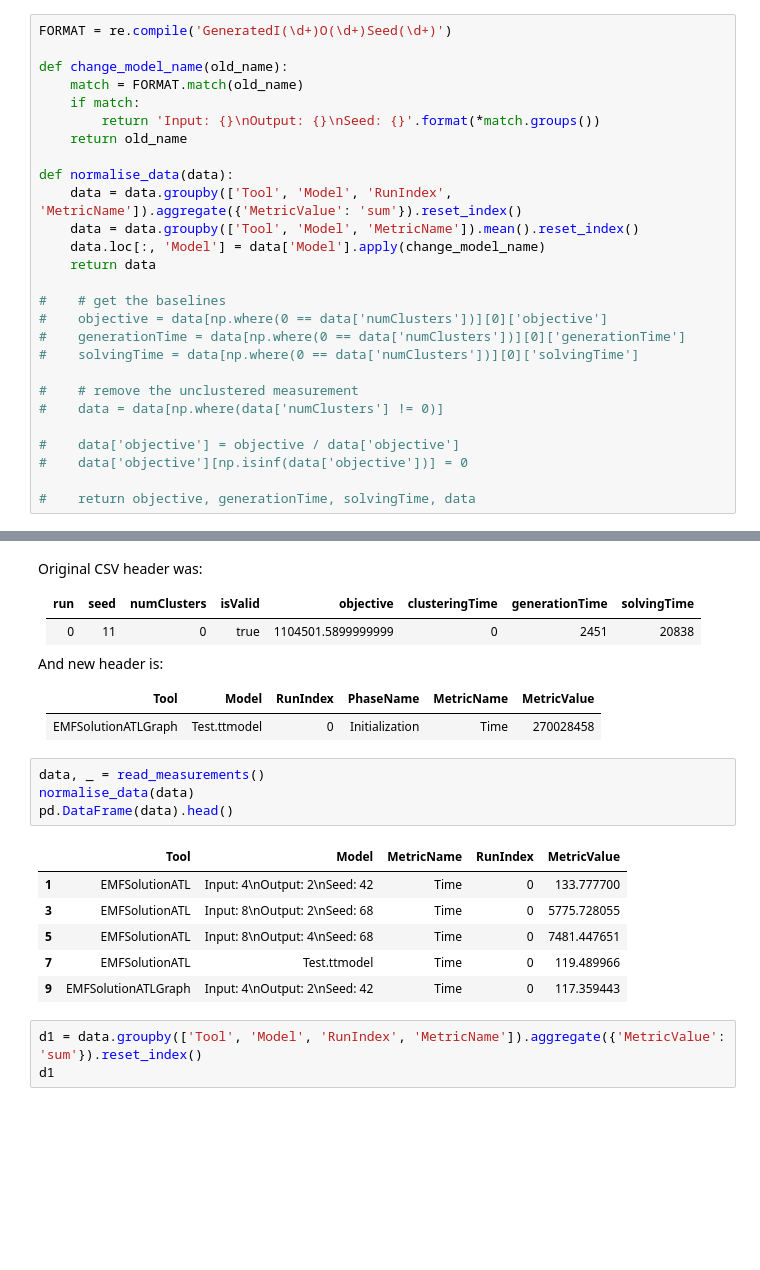
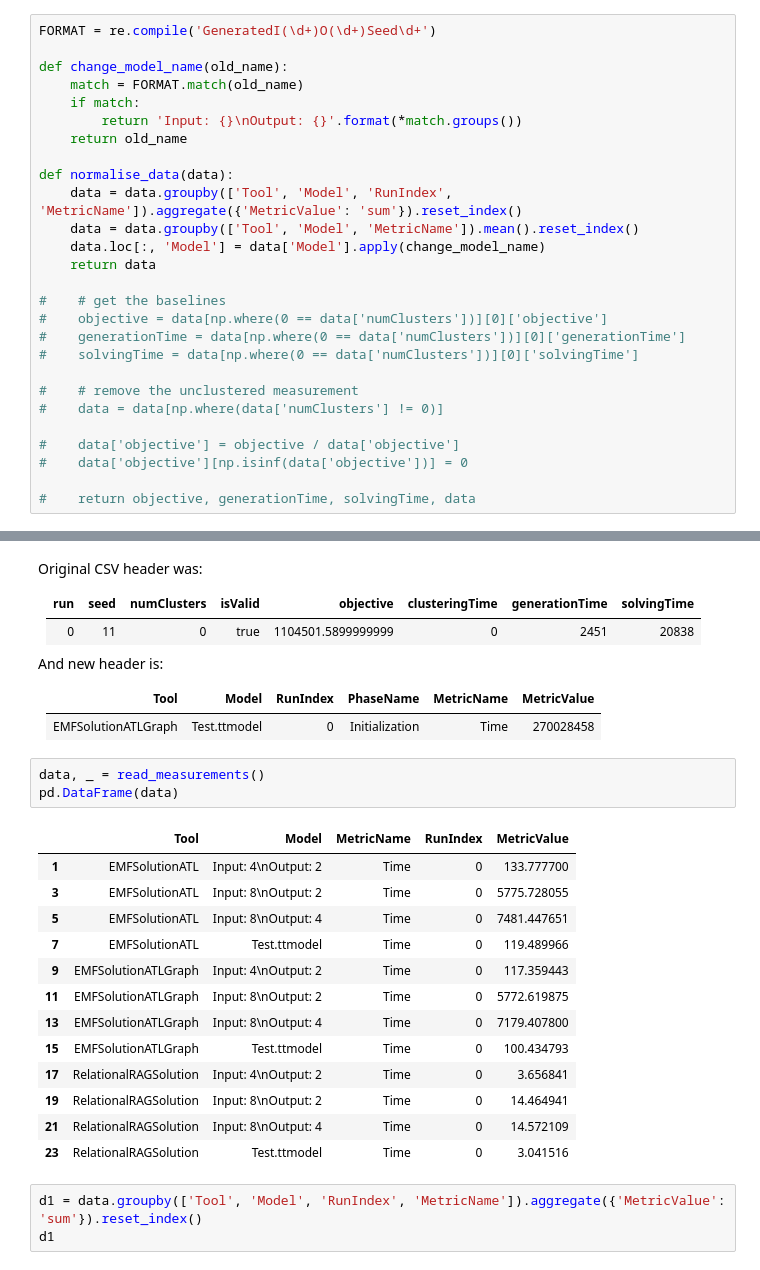
Before and after one commit to TransformationToolContest/ttc2019-tt2bdd, a Jupyter notebook: scripts/imported.ipynb, the cells around one changed output, grey strips where cells are left out. Cells and saved outputs as stored; diff of their text form; blank space fills up the shorter version.

```diff
--- a/scripts/imported.ipynb
+++ b/scripts/imported.ipynb
@@ -20,12 +20,12 @@ runs = [0,1,2]
 
 name_to_read = '../output/last_output.csv'
 # %%
-FORMAT = re.compile('GeneratedI(\d+)O(\d+)Seed(\d+)')
+FORMAT = re.compile('GeneratedI(\d+)O(\d+)Seed\d+')
 
 def change_model_name(old_name):
     match = FORMAT.match(old_name)
     if match:
-        return 'Input: {}\nOutput: {}\nSeed: {}'.format(*match.groups())
+        return 'Input: {}\nOutput: {}'.format(*match.groups())
     return old_name
 
 def normalise_data(data):
@@ -88,15 +88,21 @@ Tool|Model|RunIndex|PhaseName|MetricName|MetricValue
 EMFSolutionATLGraph|Test.ttmodel|0|Initialization|Time|270028458
 # %%
 data, _ = read_measurements()
-normalise_data(data)
-pd.DataFrame(data).head()
+pd.DataFrame(data)
 # %% [output]
 |  | Tool | Model | MetricName | RunIndex | MetricValue |
-| 1 | EMFSolutionATL | Input: 4\nOutput: 2\nSeed: 42 | Time | 0 | 133.777700 |
-| 3 | EMFSolutionATL | Input: 8\nOutput: 2\nSeed: 68 | Time | 0 | 5775.728055 |
-| 5 | EMFSolutionATL | Input: 8\nOutput: 4\nSeed: 68 | Time | 0 | 7481.447651 |
+| 1 | EMFSolutionATL | Input: 4\nOutput: 2 | Time | 0 | 133.777700 |
+| 3 | EMFSolutionATL | Input: 8\nOutput: 2 | Time | 0 | 5775.728055 |
+| 5 | EMFSolutionATL | Input: 8\nOutput: 4 | Time | 0 | 7481.447651 |
 | 7 | EMFSolutionATL | Test.ttmodel | Time | 0 | 119.489966 |
-| 9 | EMFSolutionATLGraph | Input: 4\nOutput: 2\nSeed: 42 | Time | 0 | 117.359443 |
+| 9 | EMFSolutionATLGraph | Input: 4\nOutput: 2 | Time | 0 | 117.359443 |
+| 11 | EMFSolutionATLGraph | Input: 8\nOutput: 2 | Time | 0 | 5772.619875 |
+| 13 | EMFSolutionATLGraph | Input: 8\nOutput: 4 | Time | 0 | 7179.407800 |
+| 15 | EMFSolutionATLGraph | Test.ttmodel | Time | 0 | 100.434793 |
+| 17 | RelationalRAGSolution | Input: 4\nOutput: 2 | Time | 0 | 3.656841 |
+| 19 | RelationalRAGSolution | Input: 8\nOutput: 2 | Time | 0 | 14.464941 |
+| 21 | RelationalRAGSolution | Input: 8\nOutput: 4 | Time | 0 | 14.572109 |
+| 23 | RelationalRAGSolution | Test.ttmodel | Time | 0 | 3.041516 |
 # %%
 d1 = data.groupby(['Tool', 'Model', 'RunIndex', 'MetricName']).aggregate({'MetricValue': 'sum'}).reset_index()
 d1
```
Also changed, not shown: parts of 2 cells of this notebook, 2 other files.
